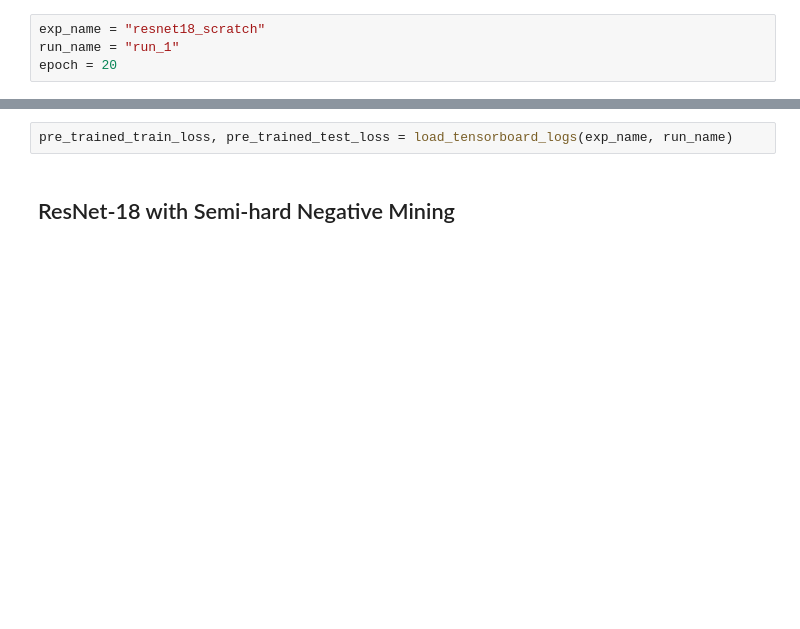
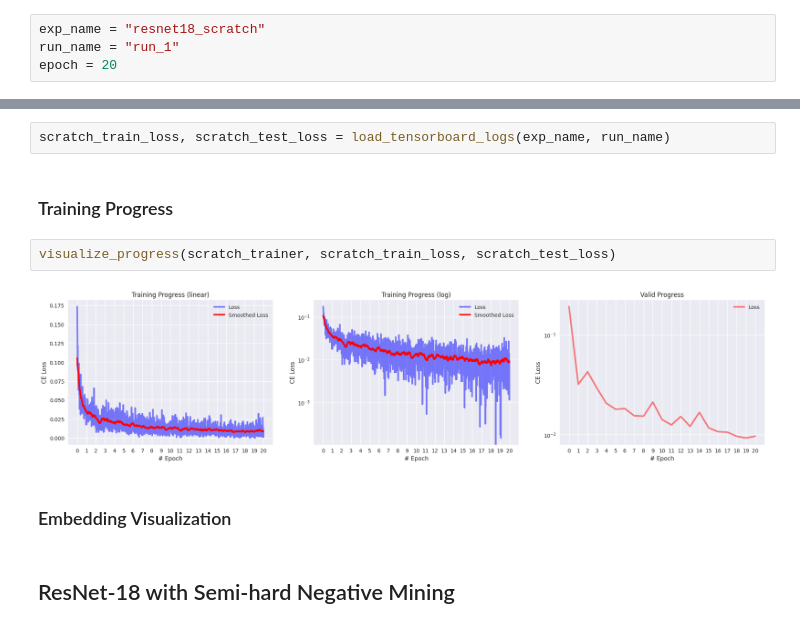
Before and after one commit to LDenninger/VisionLabSS23, a Jupyter notebook: Assignments_8/solutions_assignment_8.ipynb, the cells around one changed output, grey strips where cells are left out. Cells and saved outputs as stored; diff of their text form; blank space fills up the shorter version.

```diff
--- a/Assignments_8/solutions_assignment_8.ipynb
+++ b/Assignments_8/solutions_assignment_8.ipynb
@@ -300,5 +307,13 @@ scratch_trainer.load_checkpoint(epoch)
 # %%
-pre_trained_train_loss, pre_trained_test_loss = load_tensorboard_logs(exp_name, run_name)
+scratch_train_loss, scratch_test_loss = load_tensorboard_logs(exp_name, run_name)
+# %% [markdown]
+### Training Progress
+# %%
+visualize_progress(scratch_trainer, scratch_train_loss, scratch_test_loss)
+# %% [output]
+[figure, added]
+# %% [markdown]
+### Embedding Visualization
 # %% [markdown]
 ## ResNet-18 with Semi-hard Negative Mining
 # %%
```
Also changed, not shown: parts of 7 cells of this notebook, 3 other files.
